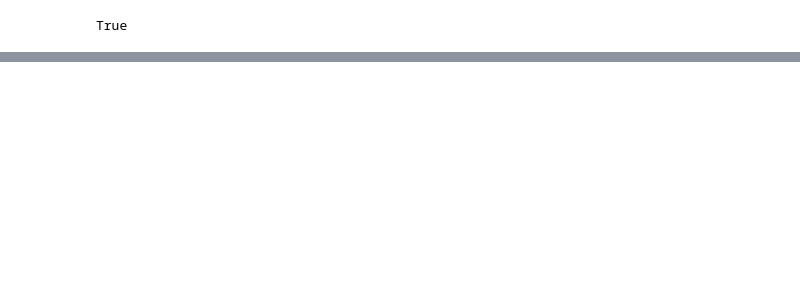
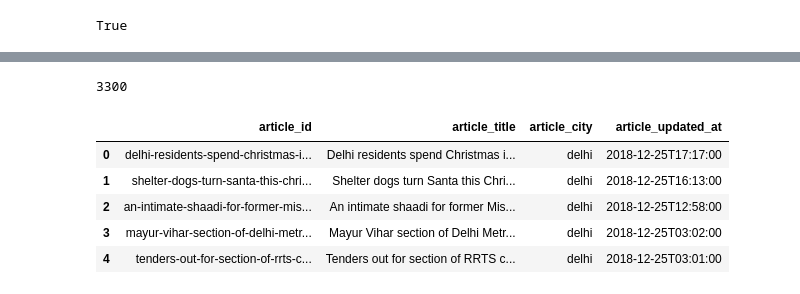
Before and after one commit to vivek7266/findzy, a Jupyter notebook: Engine.ipynb, the cells around one changed output, grey strips where cells are left out. Cells and saved outputs as stored; diff of their text form; code cells hidden in the pictures; blank space fills up the shorter version.

```diff
--- a/Engine.ipynb
+++ b/Engine.ipynb
@@ -201 +198,30 @@ https://timesofindia.indiatimes.com/city/kolkata/8
+# %%
+q_params = {}
+q_params["q"] = "*:*"
+q_params["fl"] = "doc_id,title,city,updated_at"
+q_params["rows"] = 3300
+r = requests.get(solr_select_url, params=q_params)
+
+data = r.json()
+docs = data.get("response").get("docs")
+print(len(docs))
+news_data_from_solr = []
+for doc in docs:
+    article_id = doc.get("doc_id")
+    article_title = doc.get("title")
+    article_city = doc.get("city")
+    article_updated_at = doc.get("updated_at")
+    news_data_from_solr.append([article_id, article_title, article_city, article_updated_at])
+
+solr_news_df = pd.DataFrame(news_data_from_solr)
+solr_news_df.columns = ["article_id", "article_title", "article_city", "article_updated_at"]
+solr_news_df.head()
+# %% [output]
+3300
+|  | article_id | article_title | article_city | article_updated_at |
+| 0 | delhi-residents-spend-christmas-i... | Delhi residents spend Christmas i... | delhi | 2018-12-25T17:17:00 |
+| 1 | shelter-dogs-turn-santa-this-chri... | Shelter dogs turn Santa this Chri... | delhi | 2018-12-25T16:13:00 |
+| 2 | an-intimate-shaadi-for-former-mis... | An intimate shaadi for former Mis... | delhi | 2018-12-25T12:58:00 |
+| 3 | mayur-vihar-section-of-delhi-metr... | Mayur Vihar section of Delhi Metr... | delhi | 2018-12-25T03:02:00 |
+| 4 | tenders-out-for-section-of-rrts-c... | Tenders out for section of RRTS c... | delhi | 2018-12-25T03:01:00 |
 # %%
```
Also changed, not shown: parts of 7 cells of this notebook.
